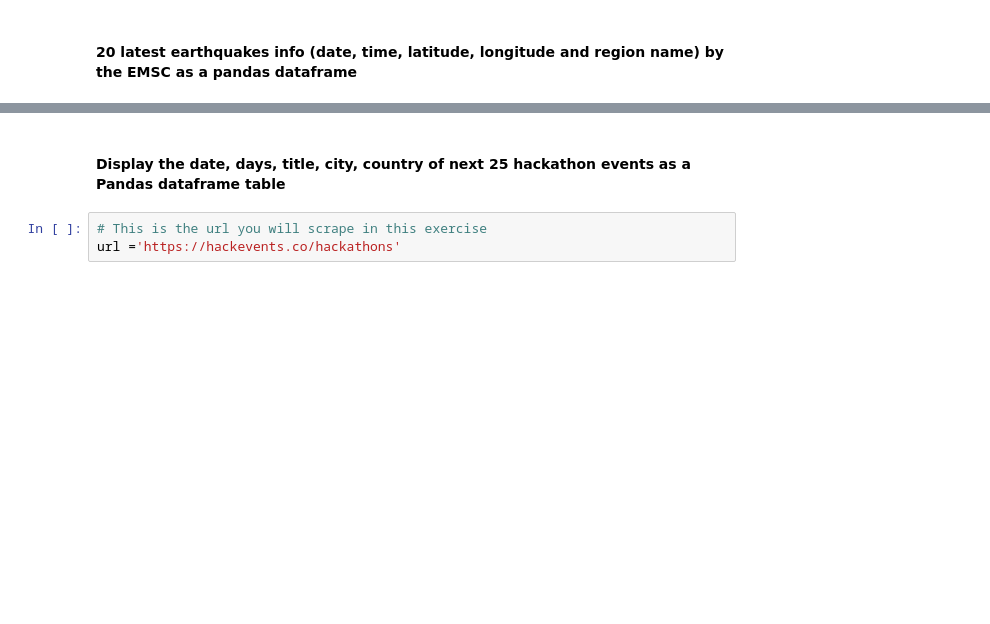
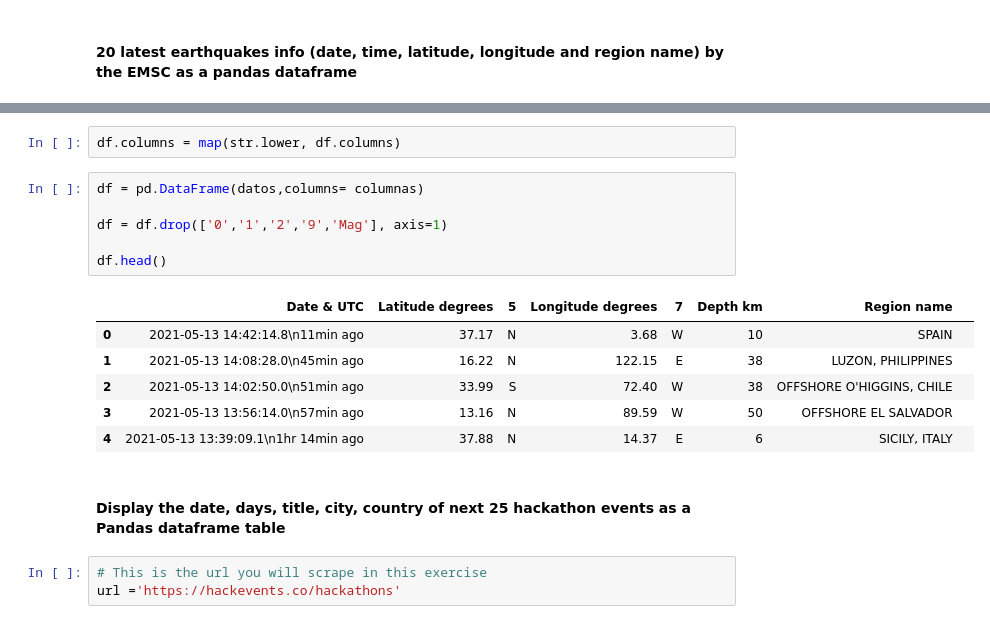
Before and after one commit to Ironhack-Data-Madrid-Abril-2021/lab_scraping_selenium, a Jupyter notebook: your-code/main.ipynb, the cells around one changed output, grey strips where cells are left out. Cells and saved outputs as stored; diff of their text form; blank space fills up the shorter version.

```diff
--- a/your-code/main.ipynb
+++ b/your-code/main.ipynb
@@ -284,3 +393,18 @@ AttributeError: 'list' object has no attribute 'find_elements_by_tag_name'
+# %%
+df.columns = map(str.lower, df.columns)
+# %%
+df = pd.DataFrame(datos,columns= columnas)
+
+df = df.drop(['0','1','2','9','Mag'], axis=1)
+
+df.head()
+# %% [output]
+|  | Date & UTC | Latitude degrees | 5 | Longitude degrees | 7 | Depth km | Region name |  |
+| 0 | 2021-05-13 14:42:14.8\n11min ago | 37.17 | N | 3.68 | W | 10 | SPAIN |  |
+| 1 | 2021-05-13 14:08:28.0\n45min ago | 16.22 | N | 122.15 | E | 38 | LUZON, PHILIPPINES |  |
+| 2 | 2021-05-13 14:02:50.0\n51min ago | 33.99 | S | 72.40 | W | 38 | OFFSHORE O'HIGGINS, CHILE |  |
+| 3 | 2021-05-13 13:56:14.0\n57min ago | 13.16 | N | 89.59 | W | 50 | OFFSHORE EL SALVADOR |  |
+| 4 | 2021-05-13 13:39:09.1\n1hr 14min ago | 37.88 | N | 14.37 | E | 6 | SICILY, ITALY |  |
 # %% [markdown]
 #### Display the date, days, title, city, country of next 25 hackathon events as a Pandas dataframe table
 # %%
```
Also changed, not shown: parts of 30 cells of this notebook.
